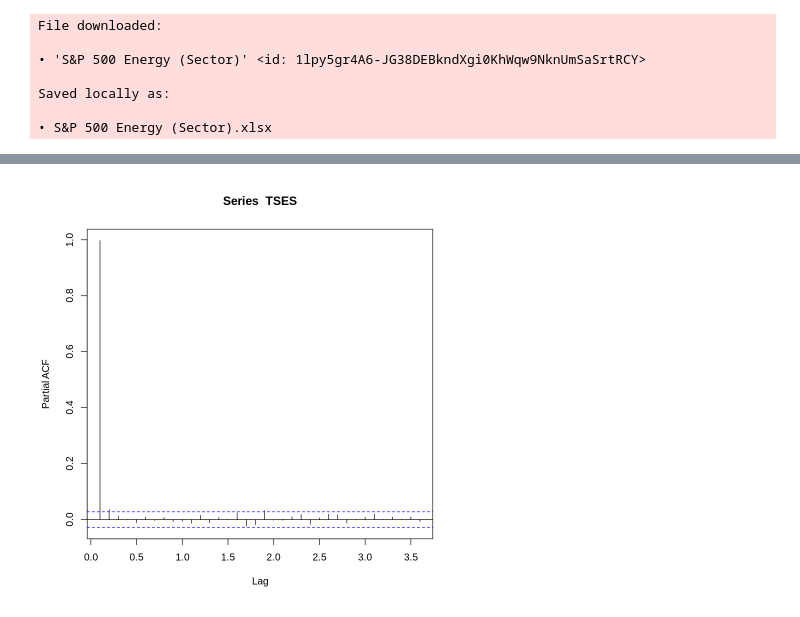
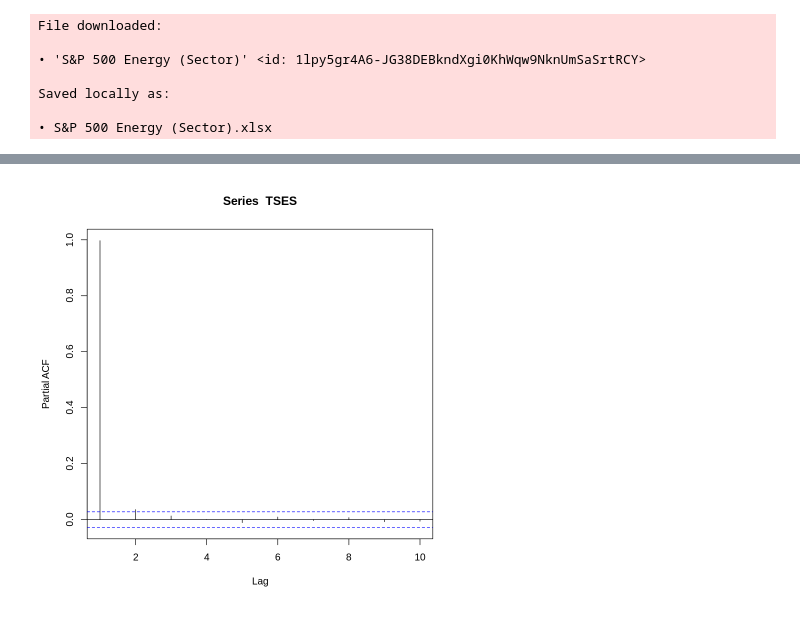
Before and after one commit to EstelleSimon/ECONOMETRIE_projet, a Jupyter notebook: Econometrie_projet.ipynb, the cells around one changed output, grey strips where cells are left out. Cells and saved outputs as stored; diff of their text form; code cells hidden in the pictures.

```diff
--- a/Econometrie_projet.ipynb
+++ b/Econometrie_projet.ipynb
@@ -109,0 +123,6 @@ acf(TSES)
+# %%
+TSES <- ts(EnergySector$DataES)
+
+autocorrelation <-acf(TSES, lag.max = 10)
+autocorrelation$acf
+plot(autocorrelation$acf, type = "h", xlab = "Lag", ylab = "Autocorrelation", main = "Graphique de l'autocorrélation")
@@ -110,4 +146,4 @@ acf(TSES)
 # %%
-pacf(TSES)
+pacf(TSES, lag.max=10)
 # %% [output]
-[figure, old version]
+[figure, new version]
```
Also changed, not shown: parts of 15 cells of this notebook.
